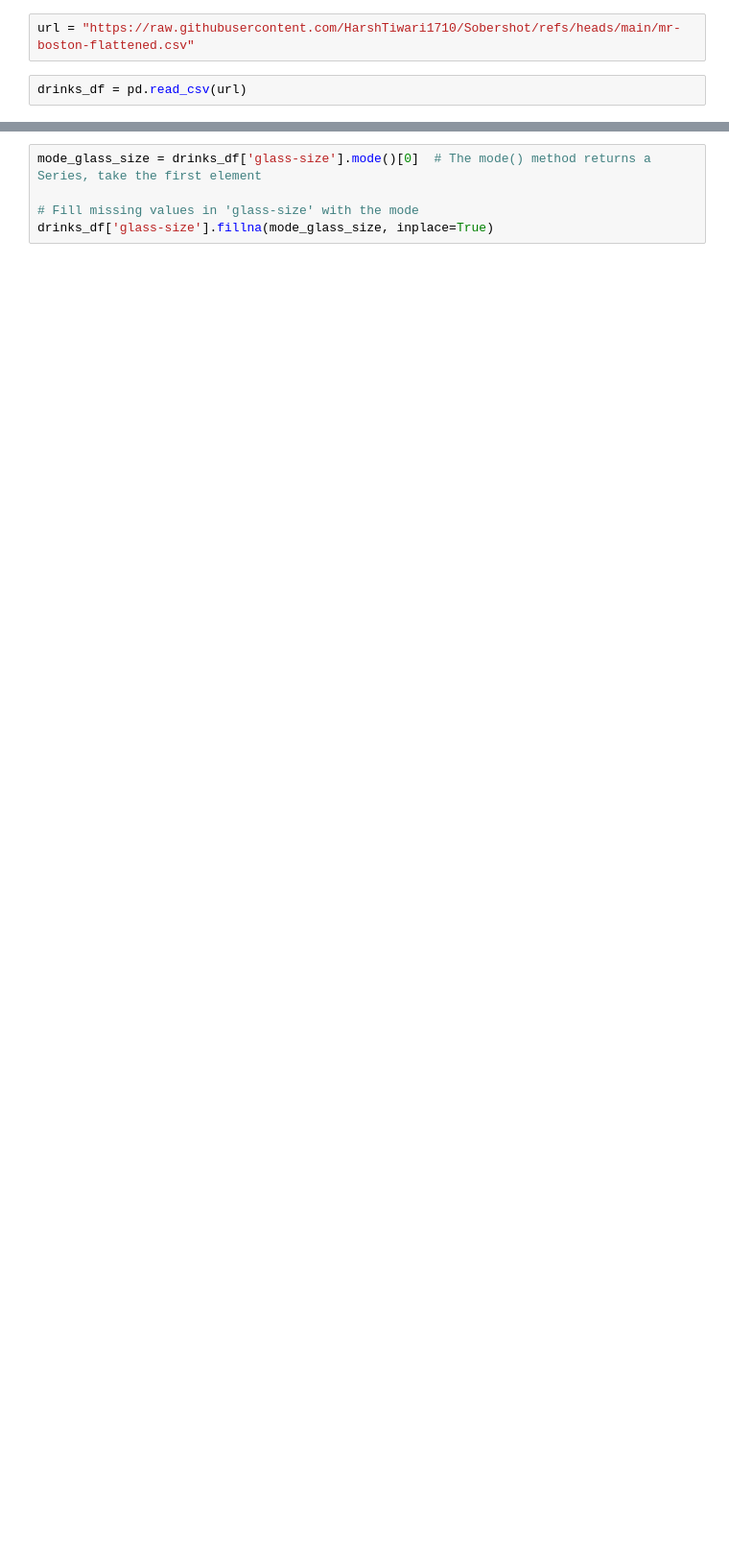
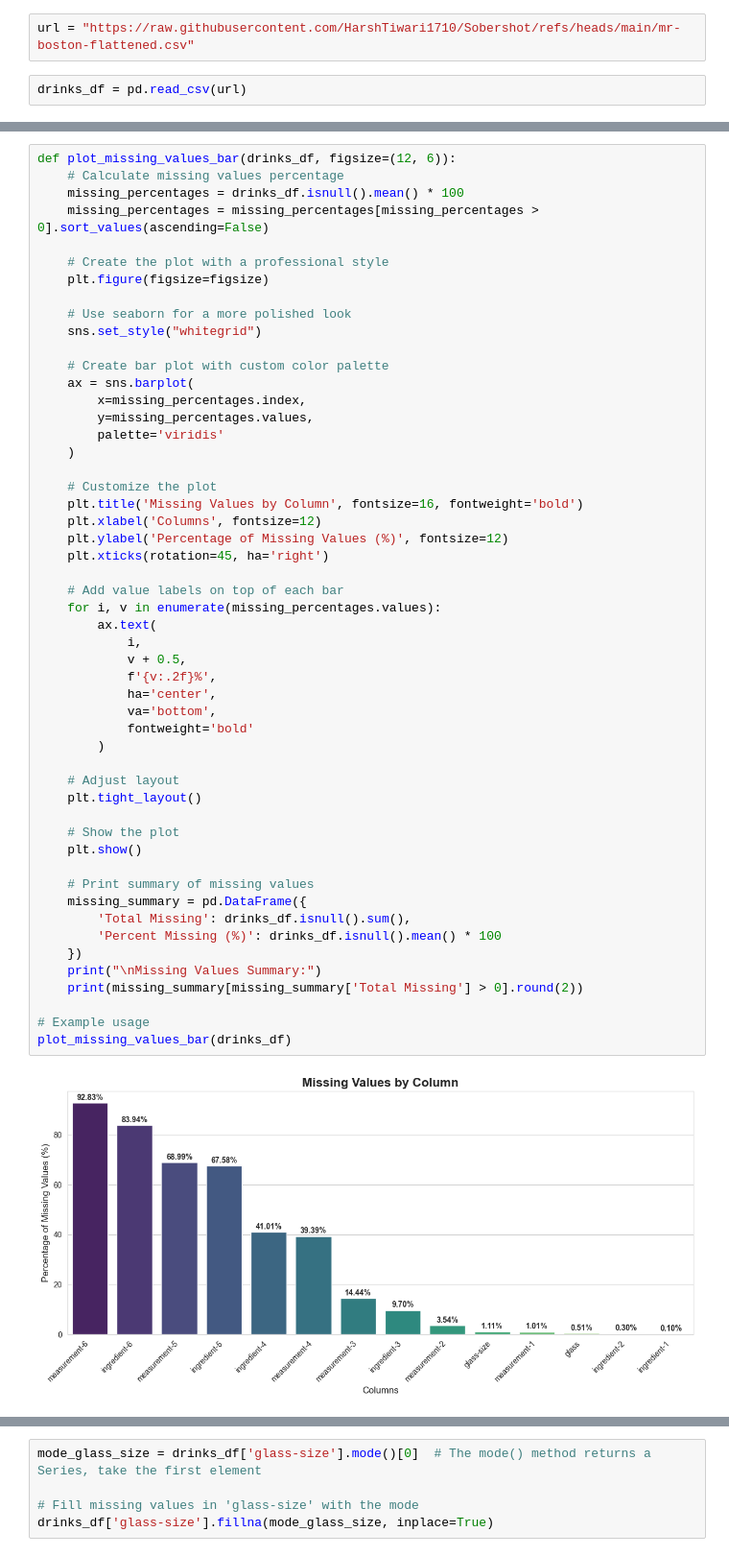
Before and after one commit to HarshTiwari1710/Sobershot, a Jupyter notebook: projectAI_Beverage.ipynb, the cells around one changed output, grey strips where cells are left out. Shown at 96% size. Cells and saved outputs as stored; diff of their text form; blank space fills up the shorter version.

```diff
--- a/projectAI_Beverage.ipynb
+++ b/projectAI_Beverage.ipynb
@@ -64,0 +104,54 @@ Index(['name', 'category', 'measurement-1', 'ingredient-1', 'measurement-2',
+# %%
+def plot_missing_values_bar(drinks_df, figsize=(12, 6)):
+    # Calculate missing values percentage
+    missing_percentages = drinks_df.isnull().mean() * 100
+    missing_percentages = missing_percentages[missing_percentages > 0].sort_values(ascending=False)
+
+    # Create the plot with a professional style
+    plt.figure(figsize=figsize)
+
+    # Use seaborn for a more polished look
+    sns.set_style("whitegrid")
+
+    # Create bar plot with custom color palette
+    ax = sns.barplot(
+        x=missing_percentages.index,
+        y=missing_percentages.values,
+        palette='viridis'
+    )
+
+    # Customize the plot
+    plt.title('Missing Values by Column', fontsize=16, fontweight='bold')
+    plt.xlabel('Columns', fontsize=12)
+    plt.ylabel('Percentage of Missing Values (%)', fontsize=12)
+    plt.xticks(rotation=45, ha='right')
+
+    # Add value labels on top of each bar
+    for i, v in enumerate(missing_percentages.values):
+        ax.text(
+            i,
+            v + 0.5,
+            f'{v:.2f}%',
+            ha='center',
+            va='bottom',
+            fontweight='bold'
+        )
+
+    # Adjust layout
+    plt.tight_layout()
+
+    # Show the plot
+    plt.show()
+
+    # Print summary of missing values
+    missing_summary = pd.DataFrame({
+        'Total Missing': drinks_df.isnull().sum(),
+        'Percent Missing (%)': drinks_df.isnull().mean() * 100
+    })
+    print("\nMissing Values Summary:")
+    print(missing_summary[missing_summary['Total Missing'] > 0].round(2))
+
+# Example usage
+plot_missing_values_bar(drinks_df)
+# %% [output]
+[figure, added]
```
Also changed, not shown: parts of 73 cells of this notebook, 12 other files.
